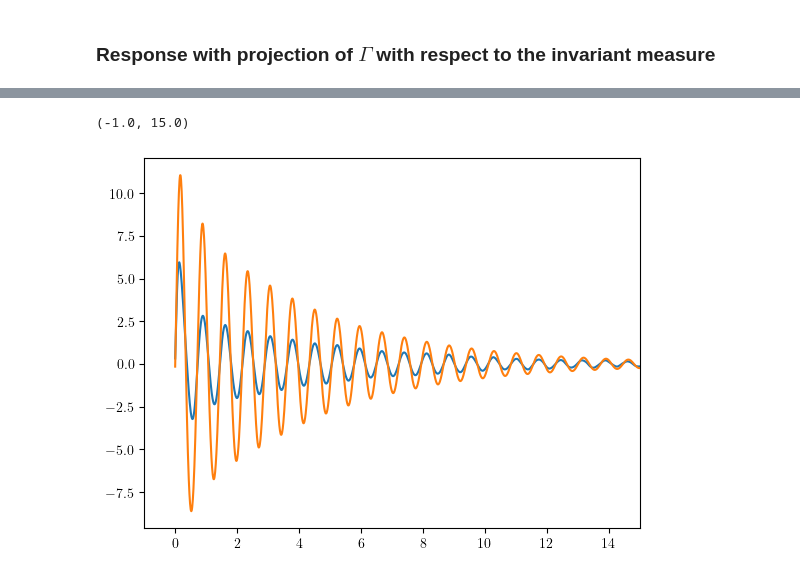
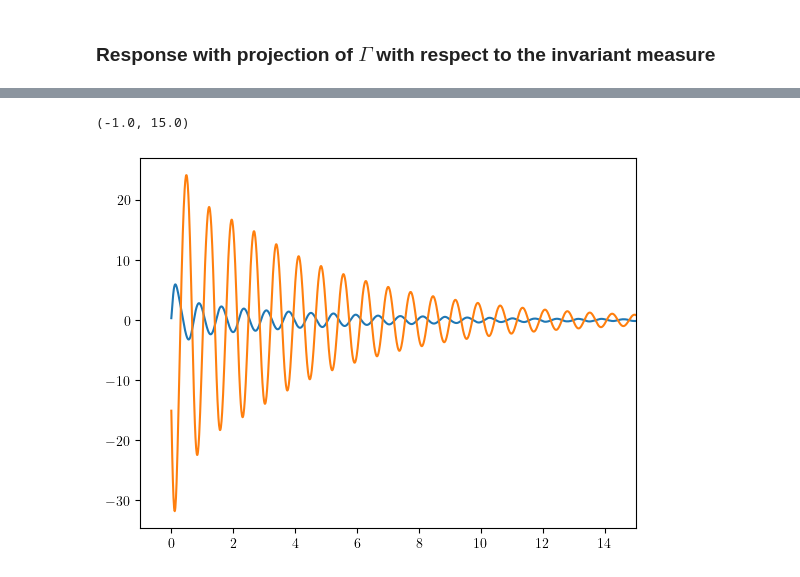
Before and after one commit to niccozagli/Response_Lorenz_Koopman, a Jupyter notebook: notebooks/Correlation_Functions.ipynb, the cells around one changed output, grey strips where cells are left out. Drawn from its saved outputs; the diff is of its cells as text; code cells hidden in the pictures.

Commit message:
The correlation functions and the response work for the old way. (#6)
Co-authored-by: Niccolo Zagli <niccolo.zagli@su.se>

```diff
--- a/notebooks/Correlation_Functions.ipynb
+++ b/notebooks/Correlation_Functions.ipynb
@@ -113,4 +134,5 @@ projections_dictionary[index] = 1
 # %%
+projections_dictionary = decompositions["z^2"]
 # Project in the r-dimensional space
 Gr = np.diag(tsvd_regulariser.Sr)
 G_koop_r = tsvd_regulariser.reduced_right_eigvecs.T.conj() @ Gr @ tsvd_regulariser.reduced_right_eigvecs
@@ -149,0 +172,17 @@ ax[1].set_xlim(0,indx[-1])
+# %%
+fig, ax = plt.subplots(figsize=(10,10),nrows = len(decompositions),sharex=True)
+x,y,z = scaled[:,0] , scaled[:,1] , scaled[:,2]
+observables = [z,x**2,y**2,z**2,x*y]
+strings = ["C_{"+key+"}(t)" for key, _ in decompositions.items() ]
+for (index, (key , projections_dictionary) ) in enumerate(decompositions.items()):
+    lags, cf = get_acf(observables[index], nlags = nlags,Dt=Dt)
+    ax[index].plot(lags,cf,linewidth=2)
+
+    lambdas_good, G_koop_n, fn = get_koopman_coefficients(projections_dictionary)
+    K_corr_proj = lambda t: Koopman_correlation_function(t,G_koop_n,fn,fn,lambdas_good )
+    ax[index].plot(lags,np.real([K_corr_proj(lag) for lag in lags]))
+    ax[index].set_ylabel(f"${strings[index]}$",size=16)
+
+ax[-1].set_xlabel("$t$",size=18)
+ax[-1].set_xlim(-0.5,12)
+fig.savefig("Autocorrelation_functions.png",dpi=600)
@@ -152,12 +194,12 @@ ax[1].set_xlim(0,indx[-1])
 K_corr_proj = lambda t: Koopman_correlation_function(t,G_koop_n,fn,fn,lambdas_good )
 # %%
-x,y,z = scaled[:,0] , scaled[:,1] , scaled[:,2]
-lags, cf = get_acf(z, nlags = nlags,Dt=Dt)
+
+lags, cf = get_acf(z**2, nlags = nlags,Dt=Dt)
 plt.plot(lags,cf  ,label="Time series",linewidth=2)
 #plt.plot(lags,np.real( [K_corr_old(lag) for lag in lags])   ,label="Old Koopman")
 plt.plot(lags,np.real([K_corr_proj(lag) for lag in lags]), label = "Koopman")
 
-plt.xlim(-1,10)
+plt.xlim(-1,15)
 plt.xlabel(r"$t$",size=16)
 plt.ylabel(r"$C_{z}(t)$",size=16)
 plt.legend()
@@ -169,8 +211,8 @@ plt.legend()
 # %%
-x,y,z = X[:,0] , X[:,1] , X[:,2]
-lags, cf = get_acf(z, nlags = nlags,Dt=Dt)
-Ckoop = np.array( [np.real(K_corr_proj(lag)) for lag in lags] )
-zmin, zmax = data_min[-1] , data_max[-1]
-scale = (zmax - zmin) / 2
-plt.plot(lags,cf )
-plt.plot(lags,Ckoop * scale**2, label = "Koopman")
+# x,y,z = X[:,0] , X[:,1] , X[:,2]
+# lags, cf = get_acf(z, nlags = nlags,Dt=Dt)
+# Ckoop = np.array( [np.real(K_corr_proj(lag)) for lag in lags] )
+# zmin, zmax = data_min[-1] , data_max[-1]
+# scale = (zmax - zmin) / 2
+# plt.plot(lags,cf )
+# plt.plot(lags,Ckoop * scale**2, label = "Koopman")
@@ -431,25 +469,25 @@ plt.plot(np.abs(derivative_koopman_coefficients_invariant_measure))
 # %%
 Gkoop = lambda t: Koopman_correlation_function(t,G_koop_n,derivative_koopman_coefficients_lebesgue,derivative_koopman_coefficients_invariant_measure,lambdas_good )
 Gkoop = np.array( [np.real( Gkoop(lag) ) for lag in lags] )
 
 
-# zmax = data_max[-1]
-# zmin = data_min[-1]
-# scale = (zmax - zmin) / 2
+zmax = data_max[-1]
+zmin = data_min[-1]
+scale = (zmax - zmin) / 2
 
 f_name = "GREEN_FUNCTION.pkl"
 with open(data_path/f_name,"rb") as f:
     G = pickle.load(f)
 
 tresp = G["t"]
 G = G["Green Function"]
 
 plt.plot(tresp,G)
 plt.plot(lags,Gkoop *scale)
 plt.xlim(-1,15)
 # %% [output]
 (-1.0, 15.0)
-[figure, old version]
+[figure, new version]
 # %%
 ### From time series
 lorenz_cf_traj = lorenz63()
```
Also changed, not shown: parts of 35 cells of this notebook, 7 other files.
